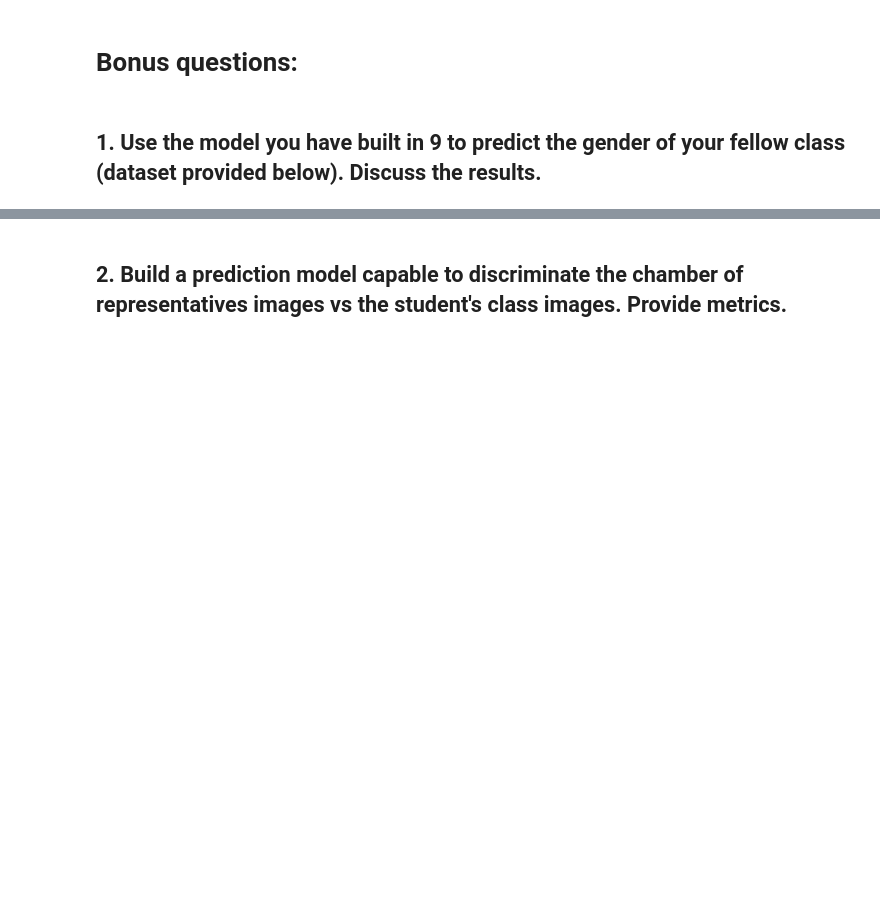
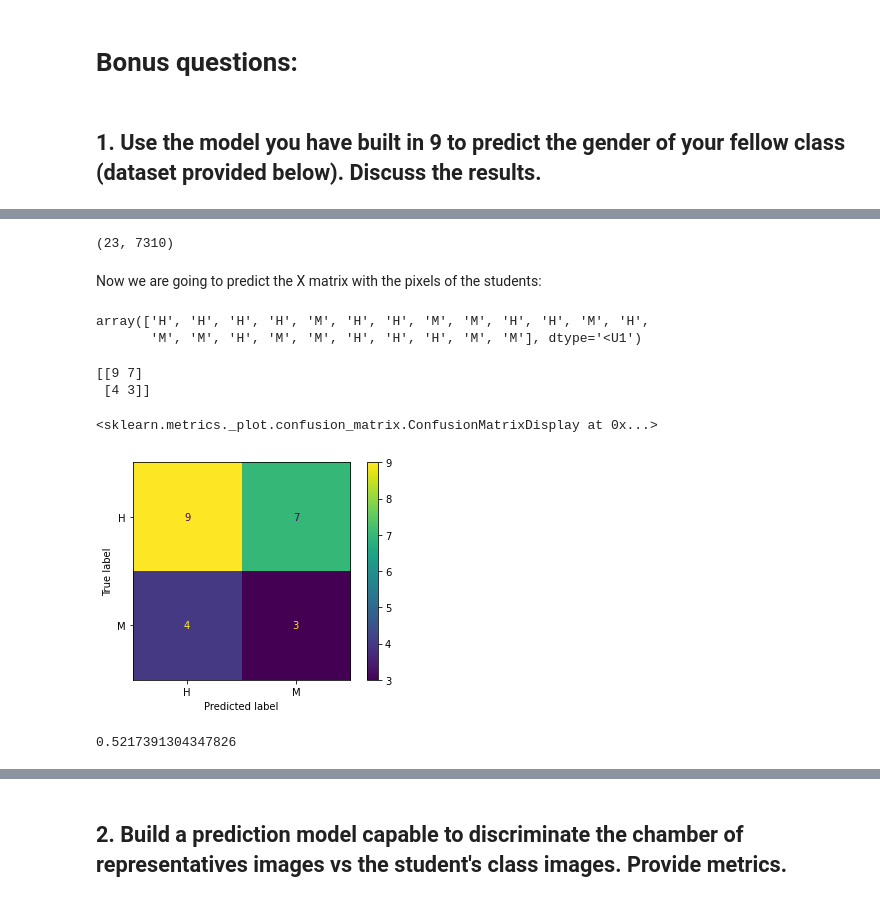
Before and after one commit to oliburn/faces_exercise, a Jupyter notebook: EigenDiputadosInitialGuide.ipynb, the cells around one changed output, grey strips where cells are left out. Drawn from its saved outputs; the diff is of its cells as text; code cells hidden in the pictures; blank space fills up the shorter version.

```diff
--- a/EigenDiputadosInitialGuide.ipynb
+++ b/EigenDiputadosInitialGuide.ipynb
@@ -491,0 +801,8 @@ Text(0, 0.5, 'Percentage of explained variance')
+# %%
+X_class=np.array([ pl.imread(d.getPicfile()).mean(axis=2).ravel()
+             for d in p])
+
+Yg_class=np.array([ d.getGender() for d in p])
+
+print(Yg_class[0:5])
+print(X_class.shape)
@@ -491,0 +843,3 @@ Text(0, 0.5, 'Percentage of explained variance')
+# %%
+X_class = X_class[[0,1,2,3,4,6,7,8,9,10,12,14,15,16,19,20,21,22,23,24,25,28,30]]
+Yg_class = Yg_class[[0,1,2,3,4,6,7,8,9,10,12,14,15,16,19,20,21,22,23,24,25,28,30]]
@@ -491,0 +867,27 @@ Text(0, 0.5, 'Percentage of explained variance')
+# %%
+X_class = np.stack(X_class)
+X_class.shape
+# %% [output]
+(23, 7310)
+# %% [markdown]
+Now we are going to predict the X matrix with the pixels of the students:
+# %%
+yhat_class = rf_random_best.predict(X_class)
+yhat_class
+# %% [output]
+array(['H', 'H', 'H', 'H', 'M', 'H', 'H', 'M', 'M', 'H', 'H', 'M', 'H',
+       'M', 'M', 'H', 'M', 'M', 'H', 'H', 'H', 'M', 'M'], dtype='<U1')
+# %%
+# Print the confusion matrix
+print(metrics.confusion_matrix(Yg_class, yhat_class))
+metrics.plot_confusion_matrix(rf_random, X_class, Yg_class)
+# %% [output]
+[[9 7]
+ [4 3]]
+<sklearn.metrics._plot.confusion_matrix.ConfusionMatrixDisplay at 0x...>
+[figure, added]
+# %%
+acc = rf_random_best.score(X_class, Yg_class)
+acc
+# %% [output]
+0.5217391304347826
```
Also changed, not shown: parts of 81 cells of this notebook, 32 other files.
